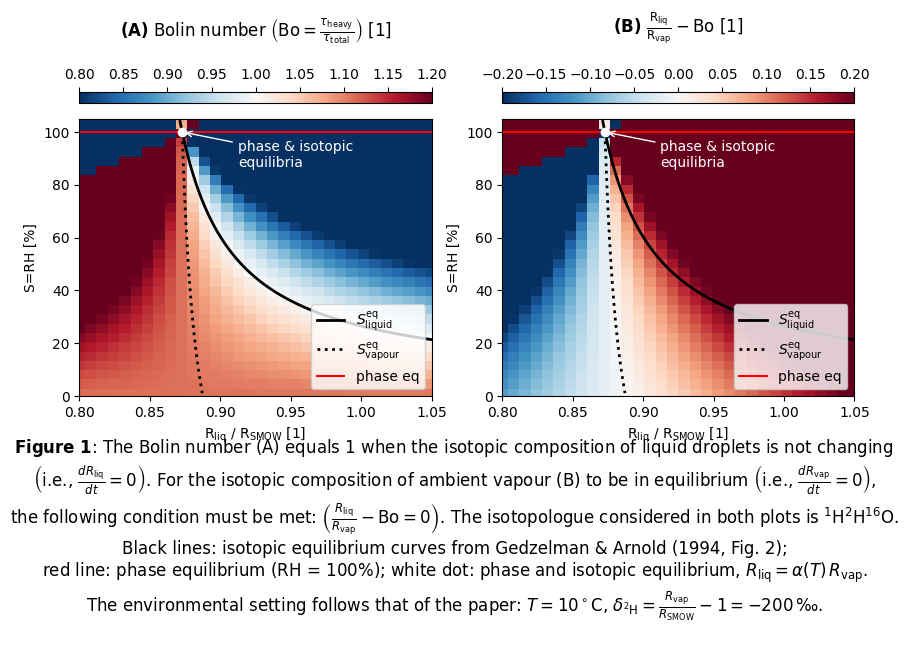
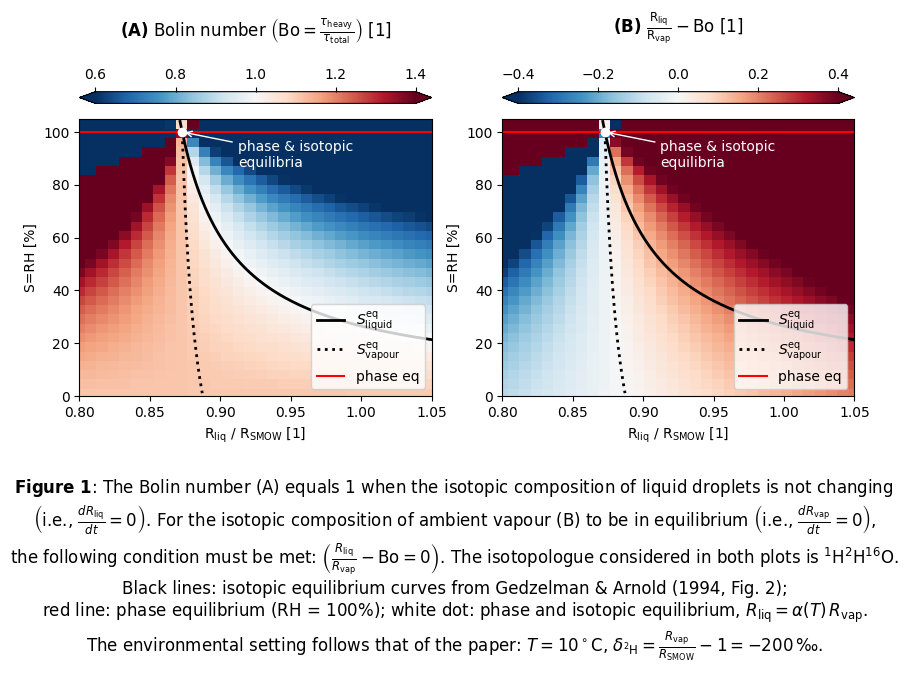
Code edit (unified diff) that turned the first committed figure into the second:
--- before
+++ after
@@ -3,10 +3,9 @@
     figsize=(10,4),
 )
-v = .2
 for i, (phase, params) in enumerate(cases.items()):
     pcm = axs[i].pcolormesh(R_liq_over_vsmow, in_unit(RH, Paper.rh_unit), params["eqs"],
-                cmap='RdBu_r', vmin=-v + params['center'], vmax=v + params['center'])
+                cmap='RdBu_r', vmin=-.4 + params['center'], vmax=.4 + params['center'])
     cases[phase]["pcolormesh"] = pcm
-    cb = fig.colorbar(pcm, ax=axs[i], orientation='horizontal', location='top', aspect=30, fraction=0.05)
+    cb = fig.colorbar(pcm, ax=axs[i], orientation='horizontal', location='top', aspect=30, fraction=0.05, extend='both')
     cb.set_label(f"{params['label']}\n", fontsize=12)
     
@@ -43,4 +42,4 @@
 The environmental setting follows that of the paper: $T = {Paper.temperature-273.15:.0f}^\circ\mathrm{{C}}$, $\delta_{{^2\mathrm{{H}}}} = \frac{{R_{{\text{{vap}}}}}}{{R_{{\text{{SMOW}}}}}} - 1 = {in_unit(Paper.delta_v, PER_MILLE):.0f}\,‰$.
 """
-fig.text(0.5, -0.5, text, ha="center", fontsize=12)
+fig.text(0.5, -0.6, text, ha="center", fontsize=12)
 show_plot("Bo", inline_format='png')

Commit: Gedzelman & Arnold '94: add arrows to colorbar to indicate broader range for Bolin number (and change values range on the scale) (#1915)